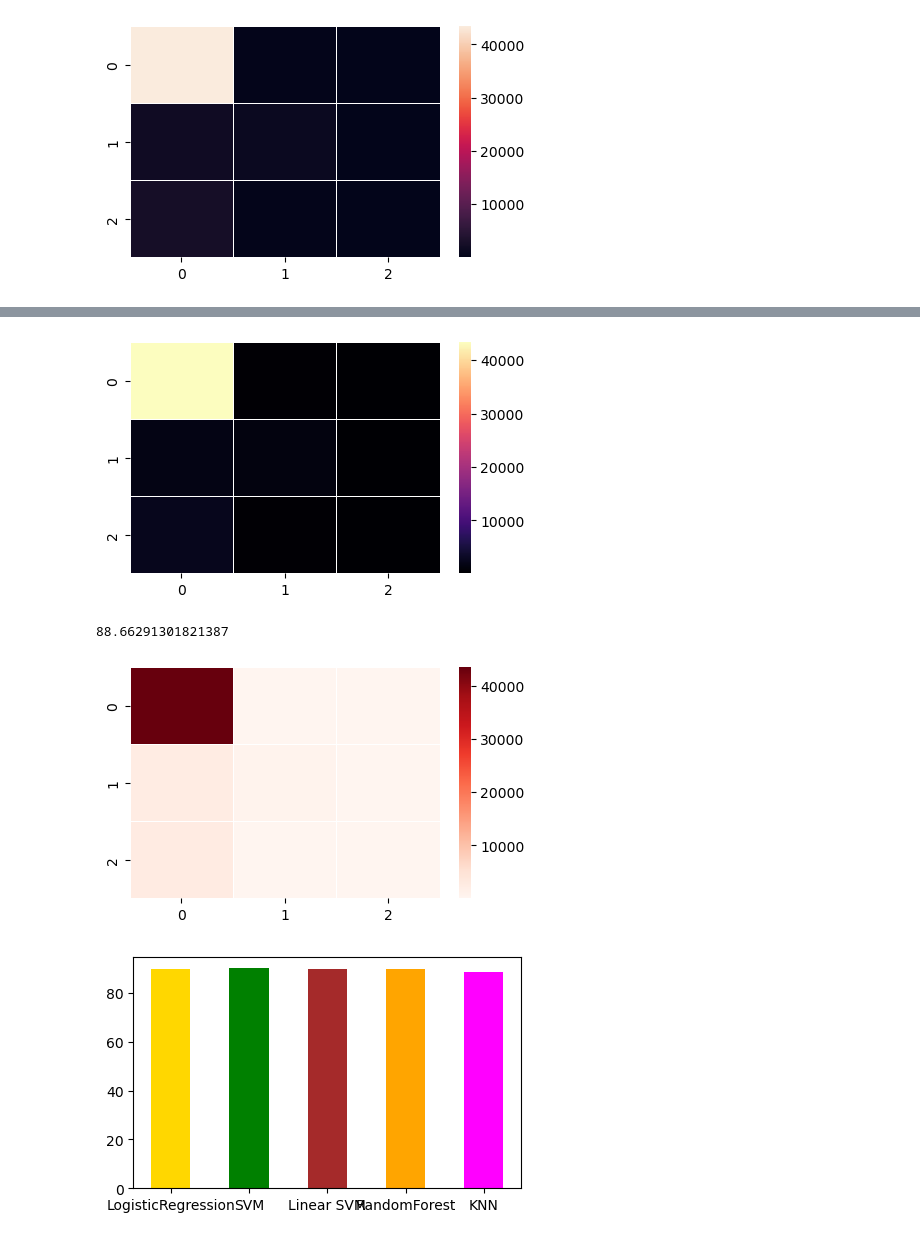
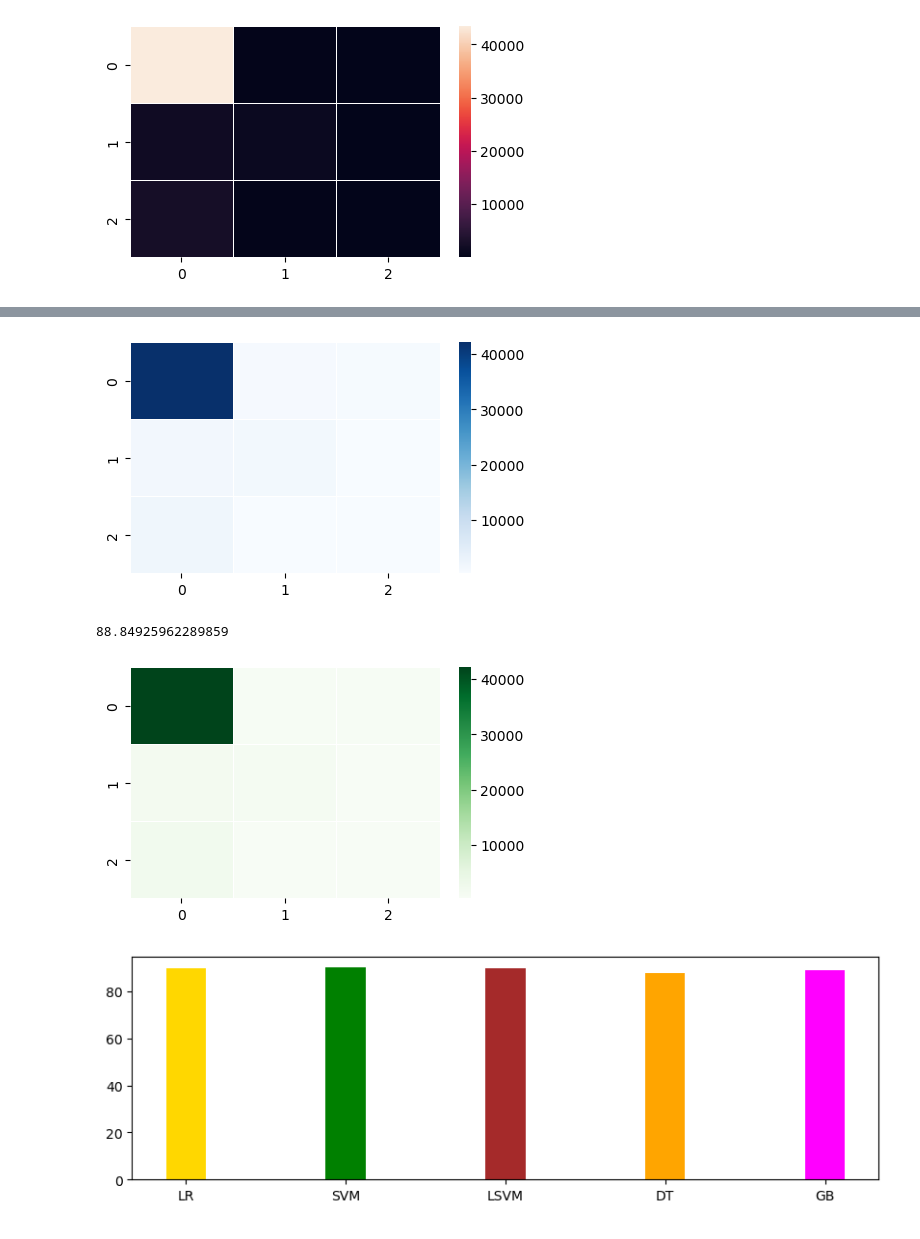
Before and after one commit to palak1008jain/ML_sentimental_analysis, a Jupyter notebook: update_sentiment_analysis.ipynb, the cells around one changed output, grey strips where cells are left out. Cells and saved outputs as stored; diff of their text form; code cells hidden in the pictures.

```diff
--- a/update_sentiment_analysis.ipynb
+++ b/update_sentiment_analysis.ipynb
@@ -484,6 +179,8 @@ print(accuracy_rf*100)
 # %%
+matrix_dt = confusion_matrix(y_test, y_pred)
+
 plt.figure(figsize=(5, 3))
-sns.heatmap(cf_lr, cmap="magma", linewidth=0.5)
+sns.heatmap(matrix_dt, cmap='Blues', linewidth=0.5)
 plt.show()
 # %% [output]
-[figure, old version]
+[figure, new version]
@@ -496,6 +186,0 @@ predictions_knn = knn.predict(x_test)
-# %%
-accuracy_knn = accuracy_score(y_test, predictions_knn)
-cf_knn = confusion_matrix(y_test, predictions_knn)
-print(accuracy_knn*100)
-# %% [output]
-88.66291301821387
@@ -502,6 +189,20 @@ print(accuracy_knn*100)
+# %%
+from sklearn.ensemble import GradientBoostingClassifier
+
+gb = GradientBoostingClassifier()
+gb.fit(x_train, y_train)
+predictions_gb = gb.predict(x_test)
+
+accuracy_gb = accuracy_score(y_test, predictions_gb)
+# %%
+print(accuracy_gb*100)
+# %% [output]
+88.84925962289859
 # %%
+matrix_gb = confusion_matrix(y_test, y_pred)
+
 plt.figure(figsize=(5, 3))
-sns.heatmap(cf_knn, cmap="Reds", linewidth=0.5)
+sns.heatmap(matrix_gb, cmap='Greens', linewidth=0.5)
 plt.show()
 # %% [output]
-[figure, old version]
+[figure, new version]
@@ -553,37 +209,10 @@ plt.show()
-# %%
-from sklearn.ensemble import GradientBoostingClassifier
-from sklearn.model_selection import GridSearchCV
-
-param_grid = {
-    'n_estimators': [50, 100, 150],
-    'learning_rate': [0.01, 0.1, 0.2],
-    'max_depth': [3, 5, 7]
-}
-
-gb = GradientBoostingClassifier()
-grid_search = GridSearchCV(estimator=gb, param_grid=param_grid, cv=5, n_jobs=-1, scoring='accuracy')
-grid_search.fit(X_train, y_train)
-
-best_gb = grid_search.best_estimator_
-y_pred = best_gb.predict(X_test)
-accuracy_gb = accuracy_score(y_test, y_pred)
-
-print(f"Accuracy: {accuracy_gb * 100:.2f}%")
-
-matrix_gb = confusion_matrix(y_test, y_pred, labels=[0, 1, 2])
-
-sns.heatmap(matrix_gb, annot=True, fmt='d', cmap='Blues', xticklabels=[0, 1, 2], yticklabels=[0, 1, 2])
-plt.xlabel('Predicted')
-plt.ylabel('Actual')
-plt.title('Confusion Matrix (0=Negative, 1=Neutral, 2=Positive)')
-plt.show()
 # %%
-accuracies = [accuracy_lr*100, accuracy_svm*100, accuracy_lsvm*100, accuracy_rf*100, accuracy_knn*100, accuracy_mnb*100, accuracy_gb*100, accuracy_dt*100]
-labels = ["LR", "SVM", "LSVM", "RanForest", "KNN", "MNB", "GB", "DT"]
+accuracies = [accuracy_lr*100, accuracy_svm*100, accuracy_lsvm*100, accuracy_dt*100, accuracy_gb*100]
+labels = ["LR", "SVM", "LSVM", "DT", "GB"]
 colors = ["gold", "green", "brown", "orange", "magenta"]
 
-plt.figure(figsize=(5, 3))
-plt.bar(labels, accuracies, color=colors, width=0.5)
+plt.figure(figsize=(10, 3))
+plt.bar(labels, accuracies, color=colors, width=0.25)
 plt.show()
 # %% [output]
-[figure, old version]
+[figure, new version]
```
Also changed, not shown: parts of 57 cells of this notebook.
